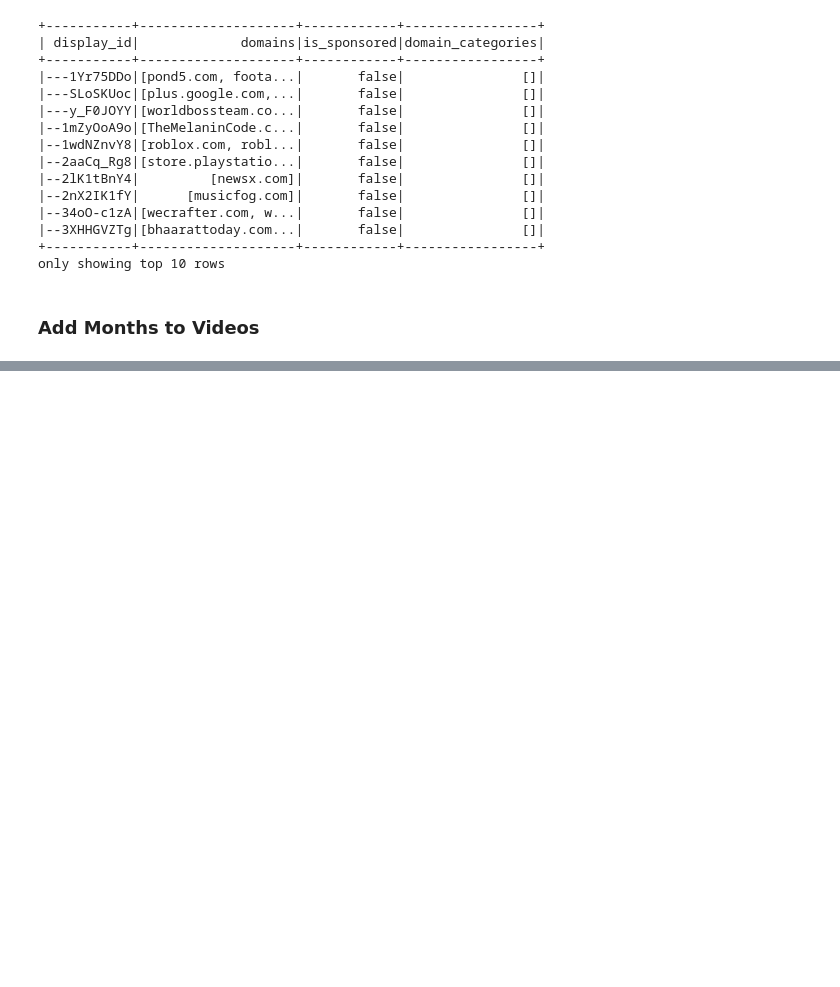
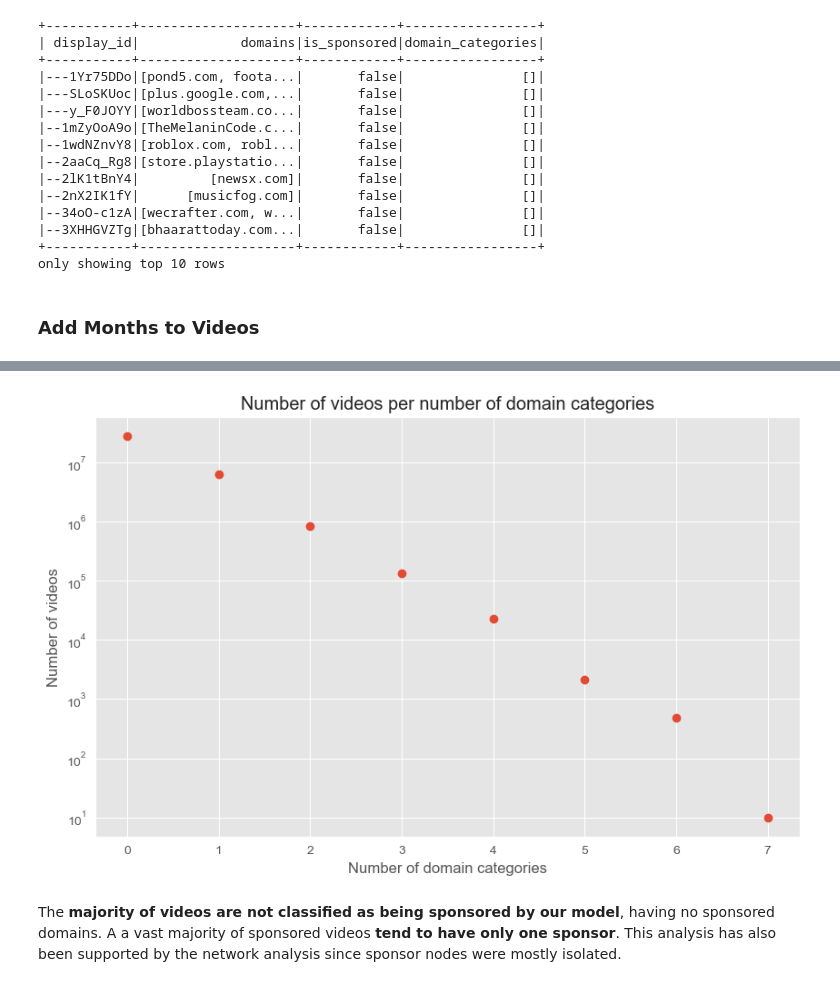
Before and after one commit to epfl-ada/ada-2022-project-fraisetagada, a Jupyter notebook: project.ipynb, the cells around one changed output, grey strips where cells are left out. Drawn from its saved outputs; the diff is of its cells as text; code cells hidden in the pictures; blank space fills up the shorter version.

Commit message:
add sponsor analysis to project

```diff
--- a/project.ipynb
+++ b/project.ipynb
@@ -1871,0 +1927,4 @@ metadatas_domains.write.parquet(PATH_ALL_METADATAS_SRC)
+# %%
+PATH_ALL_METADATAS_SRC = '../data/generated/all_metadatas_en.parquet'
+# %%
+all_metadatas = spark.read.parquet(PATH_ALL_METADATAS_SRC)
@@ -1871,0 +1968,8 @@ metadatas_domains.write.parquet(PATH_ALL_METADATAS_SRC)
+# %%
+domain_categories_count = all_metadatas \
+    .withColumn('domain_categories_count', size('domain_categories')) \
+    .groupBy('domain_categories_count') \
+    .count().orderBy('domain_categories_count', ascending=True) \
+    .toPandas()
+# %%
+domain_categories_count['domain_categories_count'] += 0.001
@@ -1871,0 +1985,12 @@ metadatas_domains.write.parquet(PATH_ALL_METADATAS_SRC)
+# %%
+plt.figure(figsize=(10, 6))
+plt.plot(domain_categories_count['domain_categories_count'], domain_categories_count['count'], 'o')
+plt.yscale('log')
+plt.xlabel('Number of domain categories')
+plt.ylabel('Number of videos')
+plt.title('Number of videos per number of domain categories')
+plt.show()
+# %% [output]
+[figure, added]
+# %% [markdown]
+The **majority of videos are not classified as being sponsored by our model**, having no sponsored domains. A a vast majority of sponsored videos **tend to have only one sponsor**. This analysis has also been supported by the network analysis since sponsor nodes were mostly isolated.
```
Also changed, not shown: parts of 54 cells of this notebook, 2 other files.
